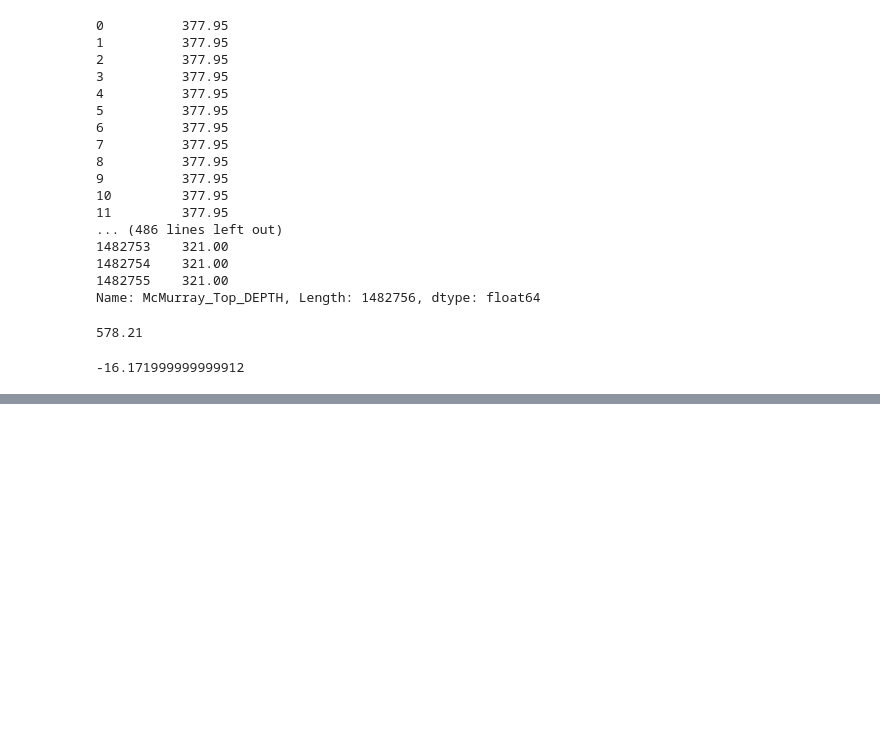
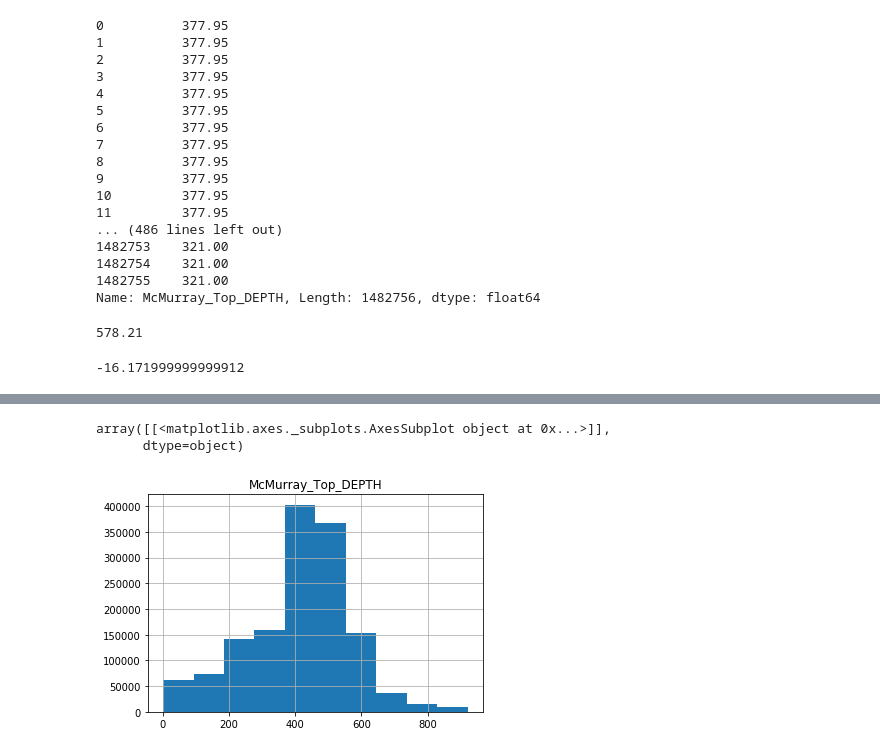
Before and after one commit to JustinGOSSES/MannvilleGroup_Strat_Hackathon, a Jupyter notebook: notebooks_2018/modular_redo/Machine_Learning/Machine_Learning_PostSplit_vA_20180804.ipynb, the cells around one changed output, grey strips where cells are left out. Saved outputs shown, nothing was run; the diff lists cells and outputs as text; code cells hidden in the pictures; blank space fills up the shorter version.

```diff
--- a/notebooks_2018/modular_redo/Machine_Learning/Machine_Learning_PostSplit_vA_20180804.ipynb
+++ b/notebooks_2018/modular_redo/Machine_Learning/Machine_Learning_PostSplit_vA_20180804.ipynb
@@ -595,0 +883,6 @@ def calcPredVsRealTopDif(pred_df,real_df):
+# %%
+calc_pred_noZeros.hist(column='McMurray_Top_DEPTH')
+# %% [output]
+array([[<matplotlib.axes._subplots.AxesSubplot object at 0x...>]],
+      dtype=object)
+[figure, added]
```
Also changed, not shown: parts of 95 cells of this notebook.
